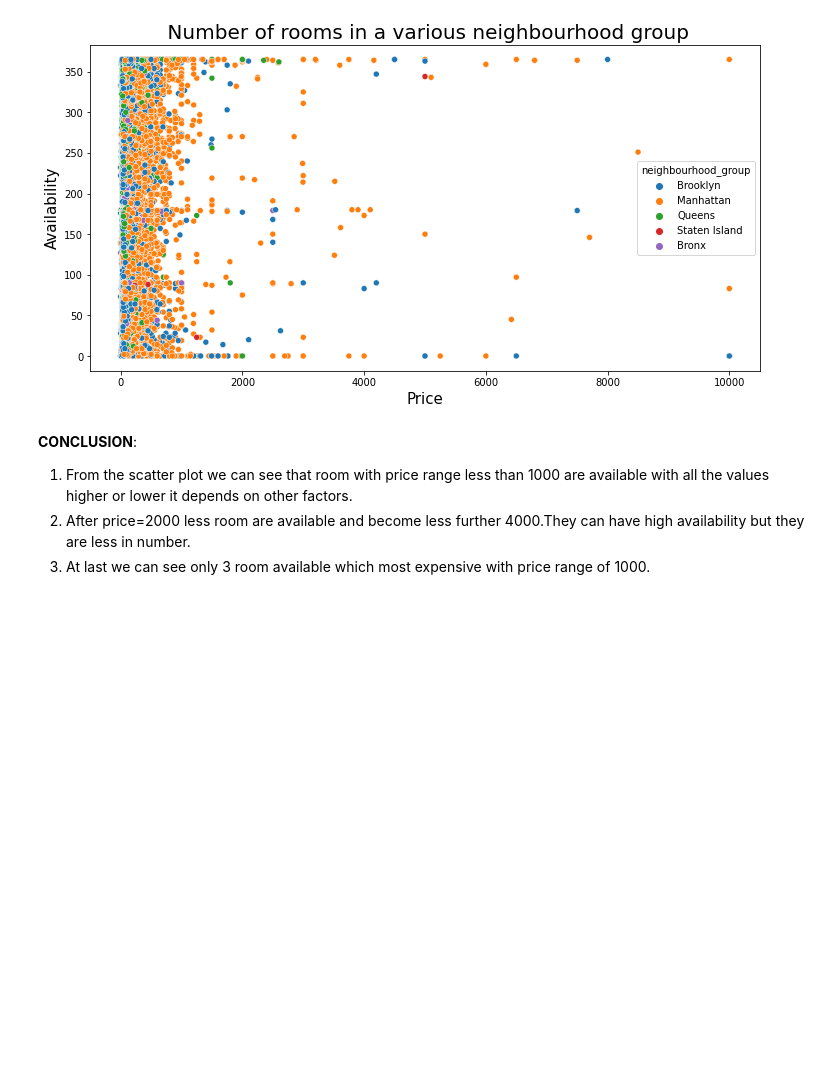
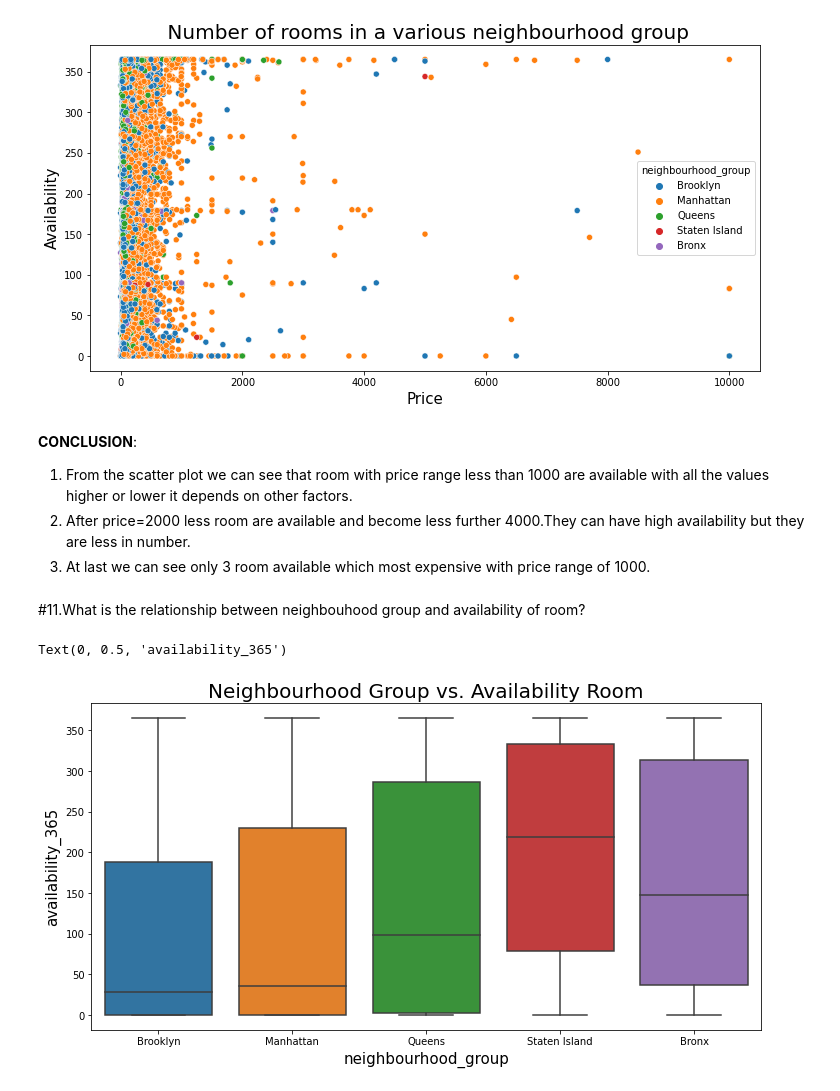
Before and after one commit to Gyanendra079/Airbnb-Bookings-Analysis, a Jupyter notebook: Airbnb_Bookings_Analysis_Capstone_Project.ipynb, the cells around one changed output. Saved outputs shown, nothing was run; the diff lists cells and outputs as text; code cells hidden in the pictures; blank space fills up the shorter version.

```diff
--- a/Airbnb_Bookings_Analysis_Capstone_Project.ipynb
+++ b/Airbnb_Bookings_Analysis_Capstone_Project.ipynb
@@ -509,3 +509,14 @@ plt.show()
 1.   From the scatter plot we can see that room with price range less than 1000 are available with all the values higher or lower it depends on other factors.
 2.   After price=2000 less room are available and become less further 4000.They can have high availability but they are less in number.
 3.   At last we can see only 3 room available which most expensive with price range of 1000.
+# %% [markdown]
+#11.What is the relationship between neighbouhood group and availability of room?
+# %%
+plt.figure(figsize=(12,6))
+ax = sns.boxplot( x='neighbourhood_group',y='availability_365',data=df)
+ax.set_title('Neighbourhood Group vs. Availability Room',fontsize=20)
+ax.set_xlabel('neighbourhood_group',fontsize=15)
+ax.set_ylabel('availability_365',fontsize=15)
+# %% [output]
+Text(0, 0.5, 'availability_365')
+[figure, added]
```
Also changed, not shown: parts of 2 cells of this notebook.
